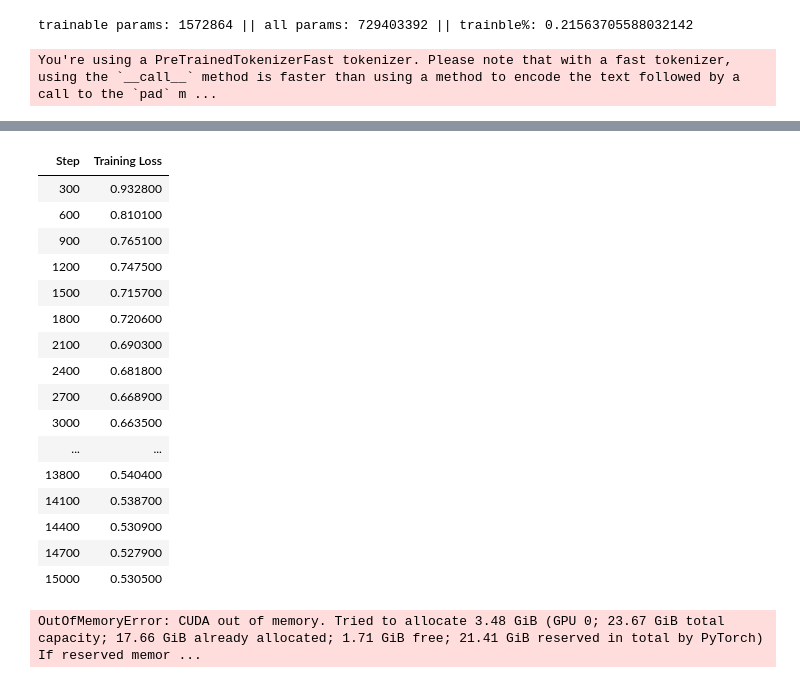
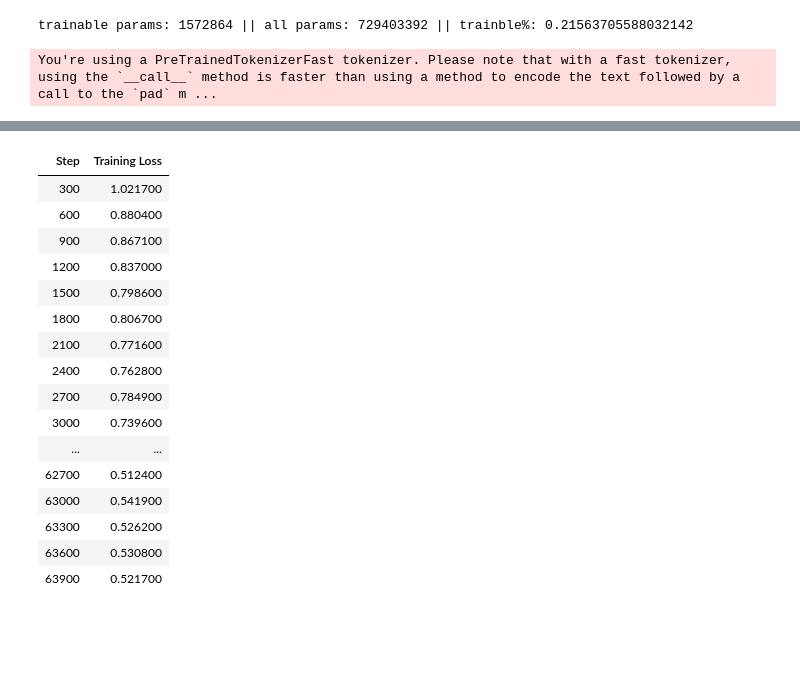
Before and after one commit to aeolian83/translateDnD, a Jupyter notebook: test_train.ipynb, the cells around one changed output, grey strips where cells are left out. Cells and saved outputs as stored; diff of their text form; code cells hidden in the pictures; blank space fills up the shorter version.

```diff
--- a/test_train.ipynb
+++ b/test_train.ipynb
@@ -194,7 +194,7 @@ trainer = maskTrainer(
     model=model,
     train_dataset=data["train"],
     args=transformers.TrainingArguments(
-        per_device_train_batch_size=8,
+        per_device_train_batch_size=3,
         gradient_accumulation_steps=1,
         fp16=True,
         output_dir="outputs",
@@ -219,18 +219,17 @@ You're using a PreTrainedTokenizerFast tokenizer. Please note that with a fast t
 | Step | Training Loss |
-| 300 | 0.932800 |
-| 600 | 0.810100 |
-| 900 | 0.765100 |
-| 1200 | 0.747500 |
-| 1500 | 0.715700 |
-| 1800 | 0.720600 |
-| 2100 | 0.690300 |
-| 2400 | 0.681800 |
-| 2700 | 0.668900 |
-| 3000 | 0.663500 |
+| 300 | 1.021700 |
+| 600 | 0.880400 |
+| 900 | 0.867100 |
+| 1200 | 0.837000 |
+| 1500 | 0.798600 |
+| 1800 | 0.806700 |
+| 2100 | 0.771600 |
+| 2400 | 0.762800 |
+| 2700 | 0.784900 |
+| 3000 | 0.739600 |
 | ... | ... |
-| 13800 | 0.540400 |
-| 14100 | 0.538700 |
-| 14400 | 0.530900 |
-| 14700 | 0.527900 |
-| 15000 | 0.530500 |
+| 62700 | 0.512400 |
+| 63000 | 0.541900 |
+| 63300 | 0.526200 |
+| 63600 | 0.530800 |
+| 63900 | 0.521700 |
-OutOfMemoryError: CUDA out of memory. Tried to allocate 3.48 GiB (GPU 0; 23.67 GiB total capacity; 17.66 GiB already allocated; 1.71 GiB free; 21.41 GiB reserved in total by PyTorch) If reserved memor ...
```
Also changed, not shown: parts of 6 cells of this notebook, 1 other file.
